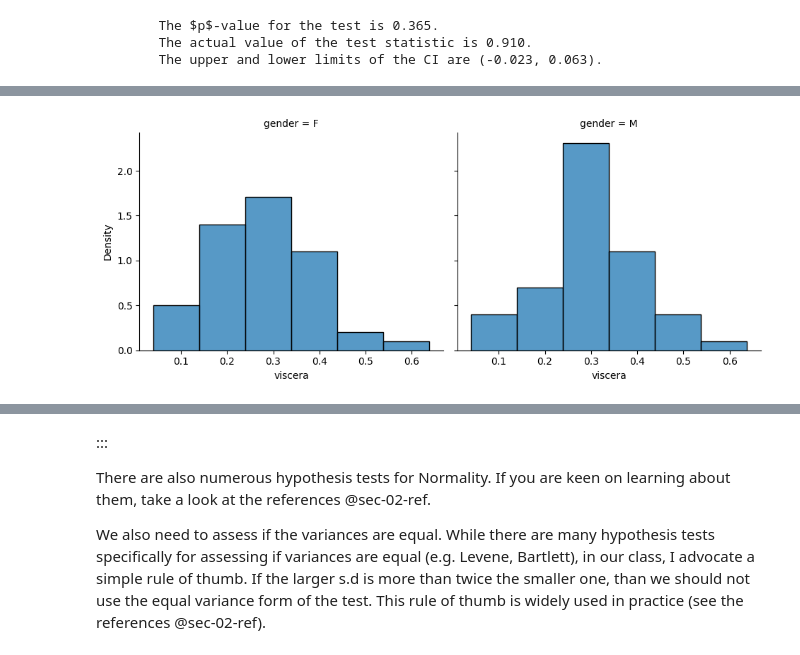
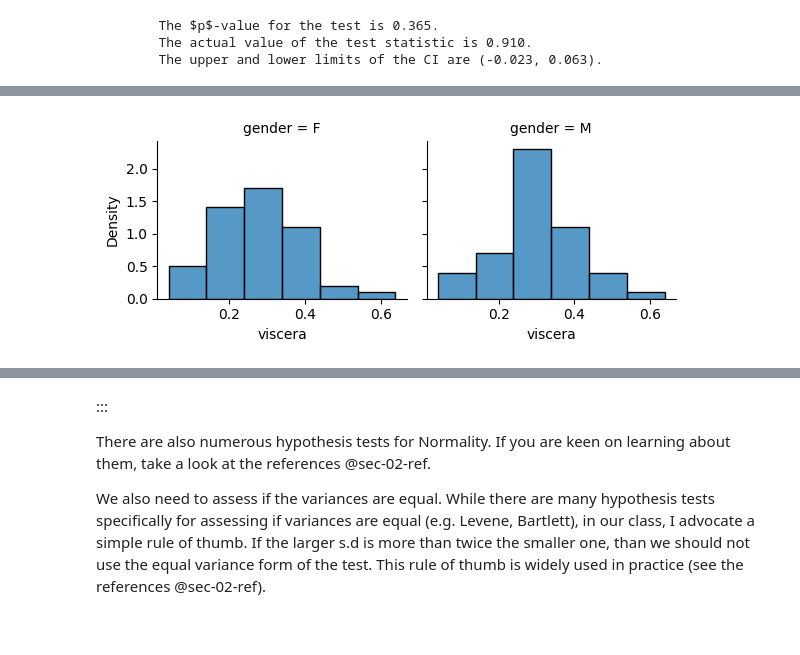
Before and after one commit to singator/ind5003-book, a Jupyter notebook: 02-inference-new.ipynb, the cells around one changed output, grey strips where cells are left out. Cells and saved outputs as stored; diff of their text form; code cells hidden in the pictures.

```diff
--- a/02-inference-new.ipynb
+++ b/02-inference-new.ipynb
@@ -65,11 +65,11 @@ Now we turn back to the histograms for the abalone data. Indeed, they do
 indicate some deviation from Normality - the female group is a little skewed to
 the right, while the male group appears to have a sharper peak than a Normal.
 # %%
-#| fig-align: center
+# | fig-align: center
 sns.displot(abl, x='viscera', col='gender', kind='hist', stat='density',
-            binwidth=0.1, height=4, aspect=1.2);
+            binwidth=0.1, height=2.5, aspect=1.2);
 # %% [output]
-[figure, old version]
+[figure, new version]
 # %% [markdown]
 :::
 
```
Also changed, not shown: parts of 11 cells of this notebook, 4 other files.
